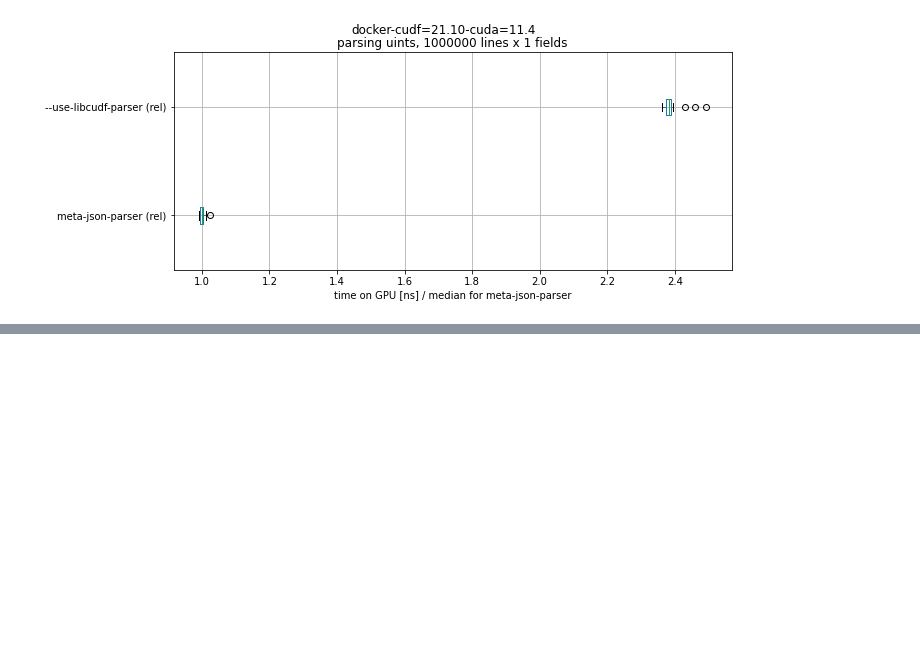
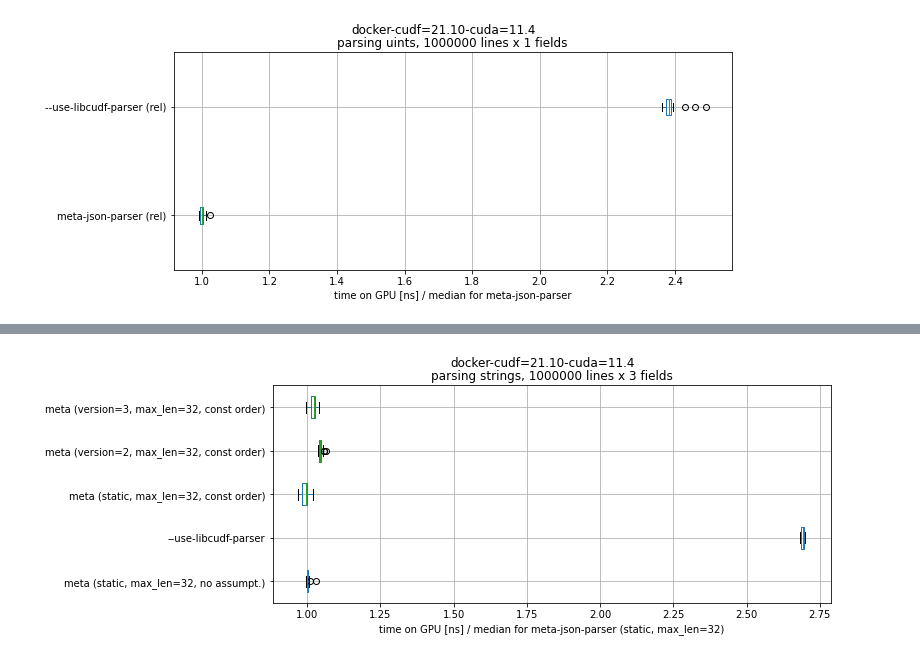
Before and after one commit to mis-wut/meta-json-parser, a Jupyter notebook: benchmark/notebooks/examine_benchmarks.ipynb, the cells around one changed output, grey strips where cells are left out. Drawn from its saved outputs; the diff is of its cells as text; code cells hidden in the pictures; blank space fills up the shorter version.

Commit message:
examine_benchmarks.ipynb: Per type benchmark - strings

```diff
--- a/benchmark/notebooks/examine_benchmarks.ipynb
+++ b/benchmark/notebooks/examine_benchmarks.ipynb
@@ -963,0 +1061,6 @@ plt.show()
+# %%
+df_cmp_rel = pd.DataFrame()
+df_cmp_rel['meta (static, max_len=32, no assumpt.)'] = \
+   df_meta['NOD2H time measured by GPU [ns]']/df_cmp_median[0]
+df_cmp_rel['--use-libcudf-parser'] = \
+   df_cudf['TOTAL time measured by GPU [ns]']/df_cmp_median[0]
@@ -963,0 +1073,9 @@ plt.show()
+# %%
+df_meta = pd.read_csv('benchmark_metaparser_cudf=21.10-docker_strings-static_const-order_w32.csv', index_col=2).sort_index()
+df_meta['NOD2H time measured by GPU [ns]'] = \
+  df_meta['TOTAL time measured by GPU [ns]'] - df_meta['Copying output [ns]']
+
+df_cmp_rel['meta (static, max_len=32, const order)'] = \
+   df_meta['NOD2H time measured by GPU [ns]']/df_cmp_median[0]
+
+df_meta.head()
@@ -963,0 +1096,9 @@ plt.show()
+# %%
+df_meta = pd.read_csv('benchmark_metaparser_cudf=21.10-docker_strings_const-order_version=2_w32.csv', index_col=2).sort_index()
+df_meta['NOD2H time measured by GPU [ns]'] = \
+  df_meta['TOTAL time measured by GPU [ns]'] - df_meta['Copying output [ns]']
+
+df_cmp_rel['meta (version=2, max_len=32, const order)'] = \
+   df_meta['NOD2H time measured by GPU [ns]']/df_cmp_median[0]
+
+df_meta.head()
@@ -963,0 +1119,9 @@ plt.show()
+# %%
+df_meta = pd.read_csv('benchmark_metaparser_cudf=21.10-docker_strings_const-order_version=3_w32.csv', index_col=2).sort_index()
+df_meta['NOD2H time measured by GPU [ns]'] = \
+  df_meta['TOTAL time measured by GPU [ns]'] - df_meta['Copying output [ns]']
+
+df_cmp_rel['meta (version=3, max_len=32, const order)'] = \
+   df_meta['NOD2H time measured by GPU [ns]']/df_cmp_median[0]
+
+df_meta.head()
@@ -963,0 +1136,11 @@ plt.show()
+# %%
+fig, ax = plt.subplots(figsize=(10,4))
+fig.suptitle('docker-cudf=21.10-cuda=11.4')
+ax.set_title('parsing strings, 1000000 lines x 3 fields')
+ax.set(xlabel='time on GPU [ns] / median for meta-json-parser (static, max_len=32)')
+df_cmp_rel.boxplot(vert=False)
+
+plt.savefig('fig_string.png', transparent=False)
+plt.show()
+# %% [output]
+[figure, added]
```
Also changed, not shown: parts of 15 cells of this notebook, 5 other files.
